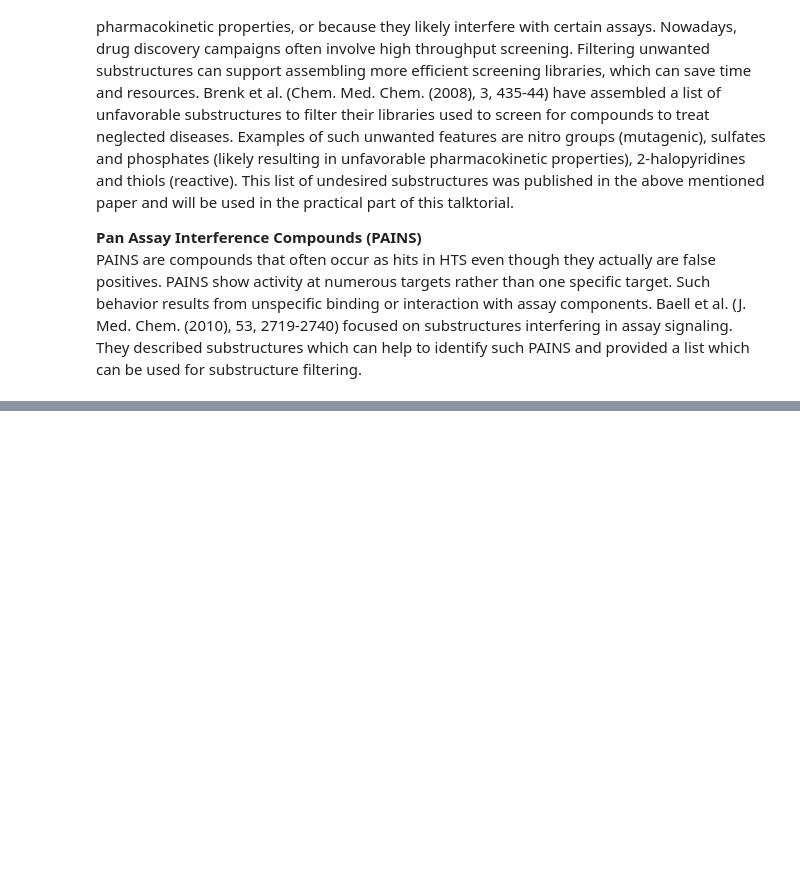
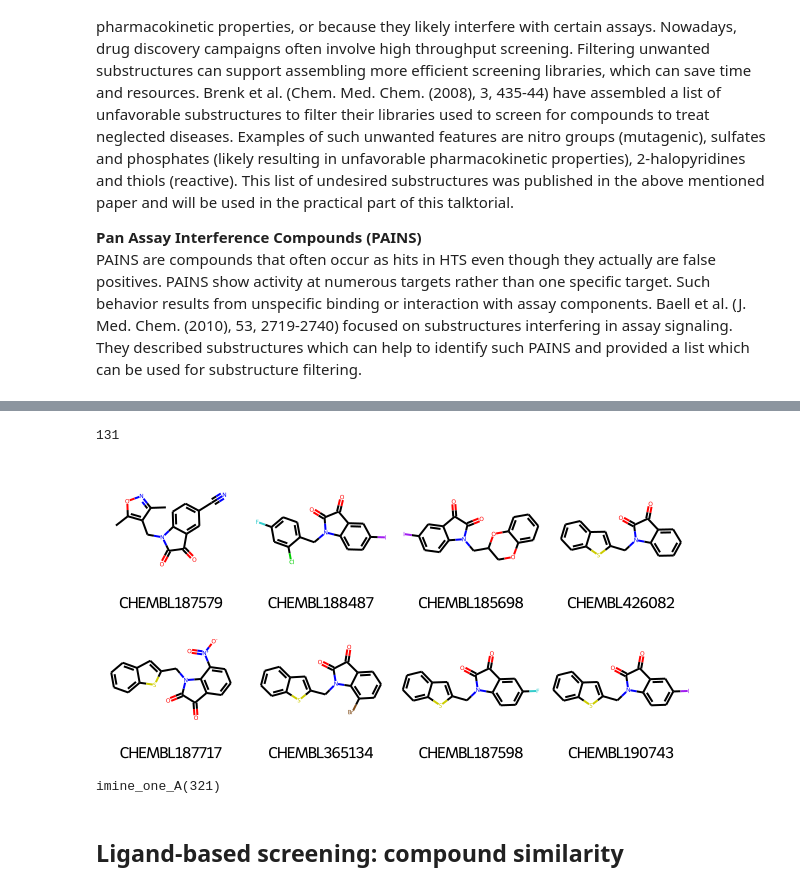
Before and after one commit to jinwoo3239/Deepchem, a Jupyter notebook: Chembl_tutorial.ipynb, the cells around one changed output, grey strips where cells are left out. Cells and saved outputs as stored; diff of their text form; code cells hidden in the pictures; blank space fills up the shorter version.

```diff
--- a/Chembl_tutorial.ipynb
+++ b/Chembl_tutorial.ipynb
@@ -220,3 +268,6 @@ Substructures can be unfavorable, e.g., because they are toxic or reactive, due
 
 **Pan Assay Interference Compounds (PAINS)**
 PAINS are compounds that often occur as hits in HTS even though they actually are false positives. PAINS show activity at numerous targets rather than one specific target. Such behavior results from unspecific binding or interaction with assay components. Baell et al. (J. Med. Chem. (2010), 53, 2719-2740) focused on substructures interfering in assay signaling. They described substructures which can help to identify such PAINS and provided a list which can be used for substructure filtering.
+# %%
+df = pd.read_csv('target_molecule_df.csv')
+df.head()
@@ -222,0 +281,10 @@ PAINS are compounds that often occur as hits in HTS even though they actually ar
+# %%
+mols = [Chem.MolFromSmiles(mol) for mol in df.canonical_smiles.values]
+len(mols)
+# %% [output]
+131
+# %%
+Draw.MolsToGridImage(mols[:8], molsPerRow=4, subImgSize=(150, 150),
+                     legends=df.molecule_chembl_id[:8].values.tolist())
+# %% [output]
+[figure, added]
@@ -222,0 +300,12 @@ PAINS are compounds that often occur as hits in HTS even though they actually ar
+# %%
+# Search for compounds matched with PAINS
+
+for mol in mols:
+    entry = catalog.GetFirstMatch(mol)
+    if entry is not None:
+        print(entry.GetDescription())
+        break
+# %% [output]
+imine_one_A(321)
+# %% [markdown]
+##  Ligand-based screening: compound similarity
```
Also changed, not shown: parts of 28 cells of this notebook.
